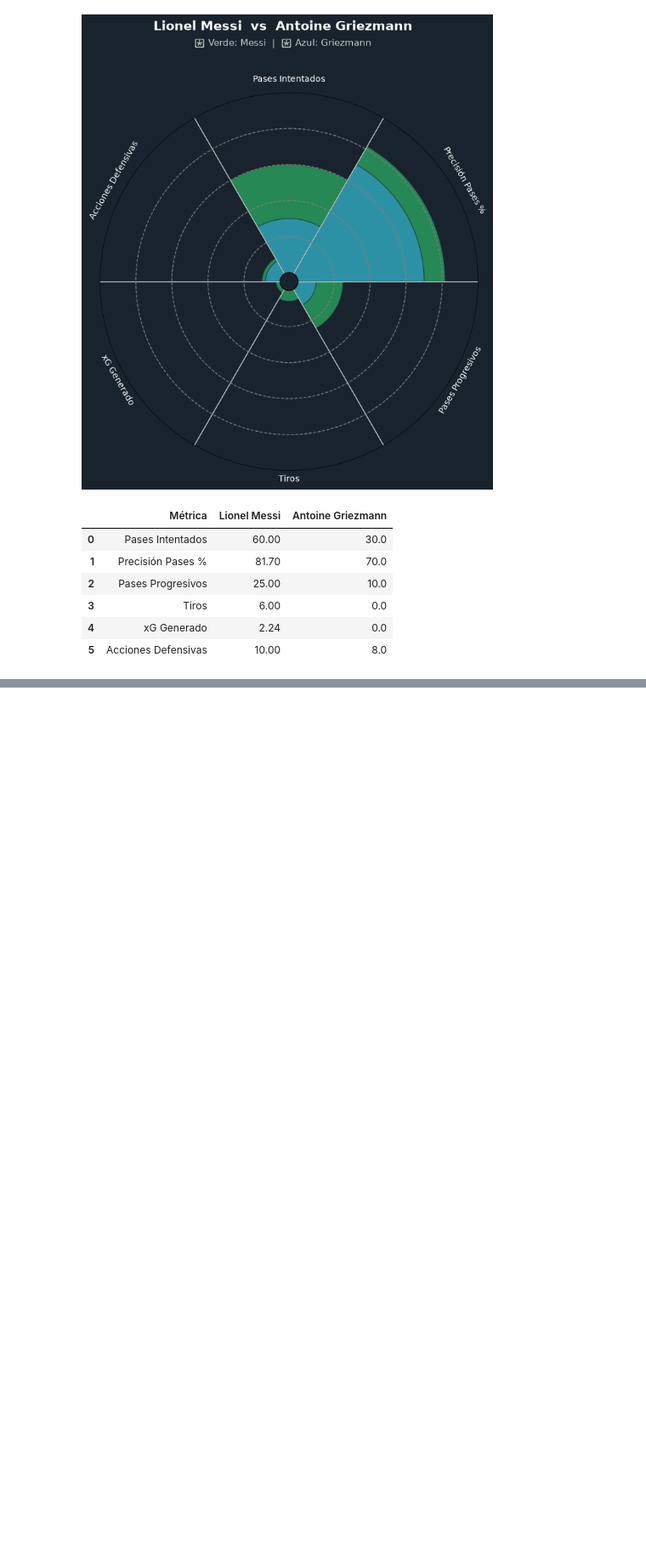
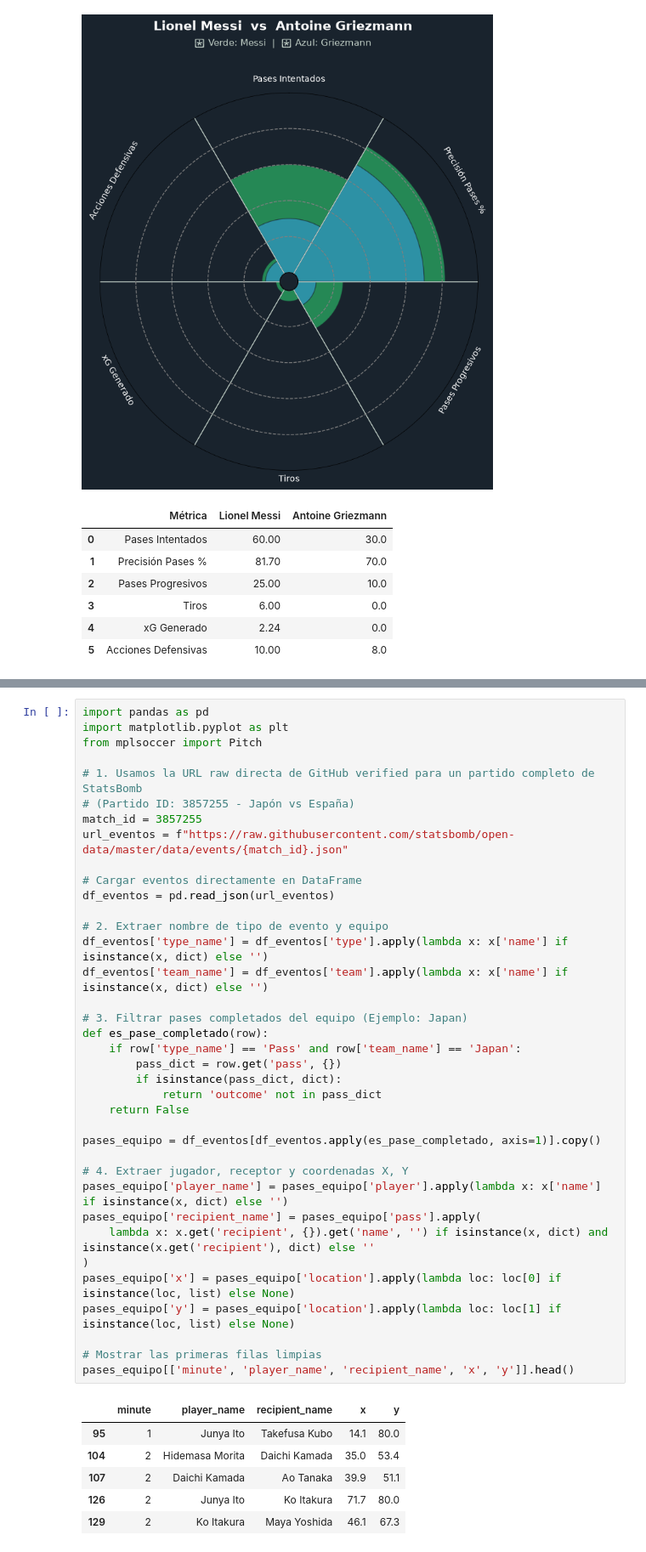
Before and after one commit to Magffbe/football-tactical-dashboard, a Jupyter notebook: experimentos.ipynb, the cells around one changed output, grey strips where cells are left out. Shown at 85% size. Saved outputs shown, nothing was run; the diff lists cells and outputs as text; blank space fills up the shorter version.

```diff
--- a/experimentos.ipynb
+++ b/experimentos.ipynb
@@ -173,0 +197,44 @@ df_comparativa
+# %%
+import pandas as pd
+import matplotlib.pyplot as plt
+from mplsoccer import Pitch
+
+# 1. Usamos la URL raw directa de GitHub verified para un partido completo de StatsBomb
+# (Partido ID: 3857255 - Japón vs España)
+match_id = 3857255
+url_eventos = f"https://raw.githubusercontent.com/statsbomb/open-data/master/data/events/{match_id}.json"
+
+# Cargar eventos directamente en DataFrame
+df_eventos = pd.read_json(url_eventos)
+
+# 2. Extraer nombre de tipo de evento y equipo
+df_eventos['type_name'] = df_eventos['type'].apply(lambda x: x['name'] if isinstance(x, dict) else '')
+df_eventos['team_name'] = df_eventos['team'].apply(lambda x: x['name'] if isinstance(x, dict) else '')
+
+# 3. Filtrar pases completados del equipo (Ejemplo: Japan)
+def es_pase_completado(row):
+    if row['type_name'] == 'Pass' and row['team_name'] == 'Japan':
+        pass_dict = row.get('pass', {})
+        if isinstance(pass_dict, dict):
+            return 'outcome' not in pass_dict
+    return False
+
+pases_equipo = df_eventos[df_eventos.apply(es_pase_completado, axis=1)].copy()
+
+# 4. Extraer jugador, receptor y coordenadas X, Y
+pases_equipo['player_name'] = pases_equipo['player'].apply(lambda x: x['name'] if isinstance(x, dict) else '')
+pases_equipo['recipient_name'] = pases_equipo['pass'].apply(
+    lambda x: x.get('recipient', {}).get('name', '') if isinstance(x, dict) and isinstance(x.get('recipient'), dict) else ''
+)
+pases_equipo['x'] = pases_equipo['location'].apply(lambda loc: loc[0] if isinstance(loc, list) else None)
+pases_equipo['y'] = pases_equipo['location'].apply(lambda loc: loc[1] if isinstance(loc, list) else None)
+
+# Mostrar las primeras filas limpias
+pases_equipo[['minute', 'player_name', 'recipient_name', 'x', 'y']].head()
+# %% [output]
+|  | minute | player_name | recipient_name | x | y |
+| 95 | 1 | Junya Ito | Takefusa Kubo | 14.1 | 80.0 |
+| 104 | 2 | Hidemasa Morita | Daichi Kamada | 35.0 | 53.4 |
+| 107 | 2 | Daichi Kamada | Ao Tanaka | 39.9 | 51.1 |
+| 126 | 2 | Junya Ito | Ko Itakura | 71.7 | 80.0 |
+| 129 | 2 | Ko Itakura | Maya Yoshida | 46.1 | 67.3 |
```
Also changed, not shown: parts of 4 cells of this notebook, 1 other file.
